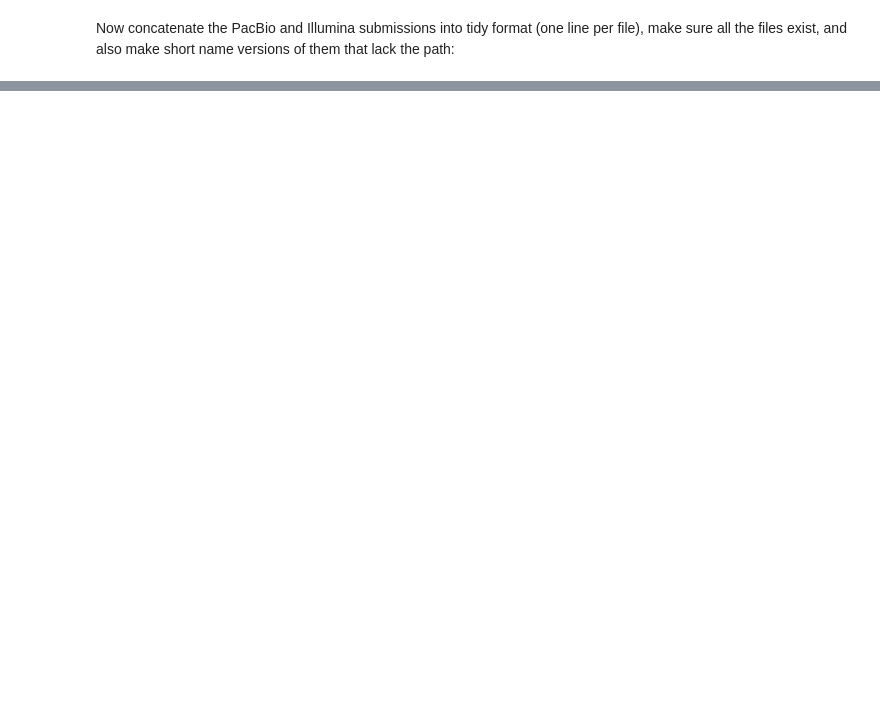
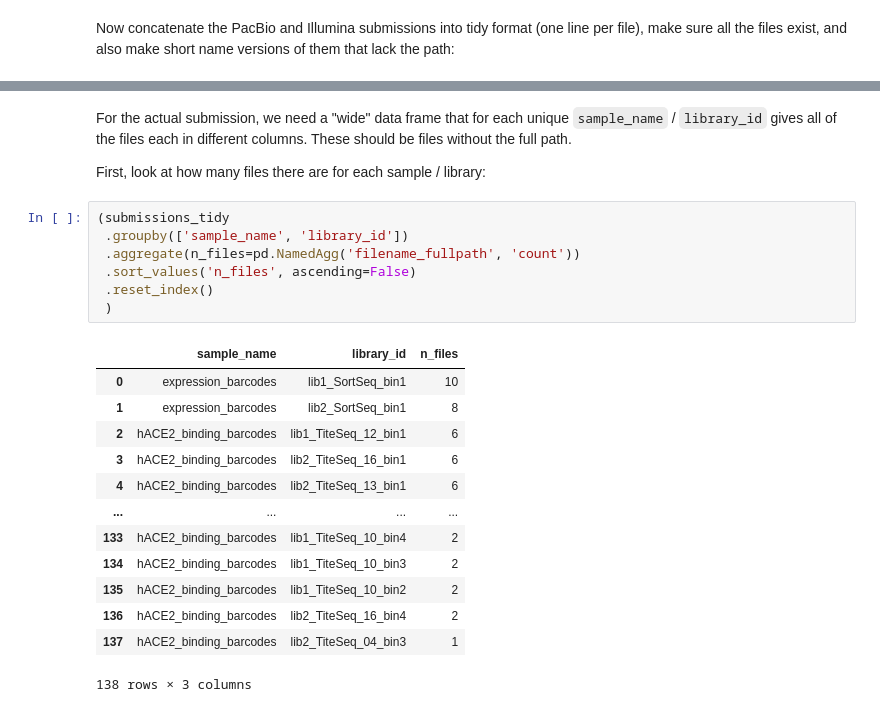
Before and after one commit to jbloomlab/SARS-CoV-2-RBD_DMS, a Jupyter notebook: SRA_upload/upload_to_SRA.ipynb, the cells around one changed output, grey strips where cells are left out. Drawn from its saved outputs; the diff is of its cells as text; blank space fills up the shorter version.

```diff
--- a/SRA_upload/upload_to_SRA.ipynb
+++ b/SRA_upload/upload_to_SRA.ipynb
@@ -170,0 +150,26 @@ submissions_tidy.head()
+# %% [markdown]
+For the actual submission, we need a "wide" data frame that for each unique `sample_name` / `library_id` gives all of the files each in different columns.
+These should be files without the full path.
+
+First, look at how many files there are for each sample / library:
+# %%
+(submissions_tidy
+ .groupby(['sample_name', 'library_id'])
+ .aggregate(n_files=pd.NamedAgg('filename_fullpath', 'count'))
+ .sort_values('n_files', ascending=False)
+ .reset_index()
+ )
+# %% [output]
+|  | sample_name | library_id | n_files |
+| 0 | expression_barcodes | lib1_SortSeq_bin1 | 10 |
+| 1 | expression_barcodes | lib2_SortSeq_bin1 | 8 |
+| 2 | hACE2_binding_barcodes | lib1_TiteSeq_12_bin1 | 6 |
+| 3 | hACE2_binding_barcodes | lib2_TiteSeq_16_bin1 | 6 |
+| 4 | hACE2_binding_barcodes | lib2_TiteSeq_13_bin1 | 6 |
+| ... | ... | ... | ... |
+| 133 | hACE2_binding_barcodes | lib1_TiteSeq_10_bin4 | 2 |
+| 134 | hACE2_binding_barcodes | lib1_TiteSeq_10_bin3 | 2 |
+| 135 | hACE2_binding_barcodes | lib1_TiteSeq_10_bin2 | 2 |
+| 136 | hACE2_binding_barcodes | lib2_TiteSeq_16_bin4 | 2 |
+| 137 | hACE2_binding_barcodes | lib2_TiteSeq_04_bin3 | 1 |
+138 rows × 3 columns
```
Also changed, not shown: parts of 8 cells of this notebook, 4 other files.
